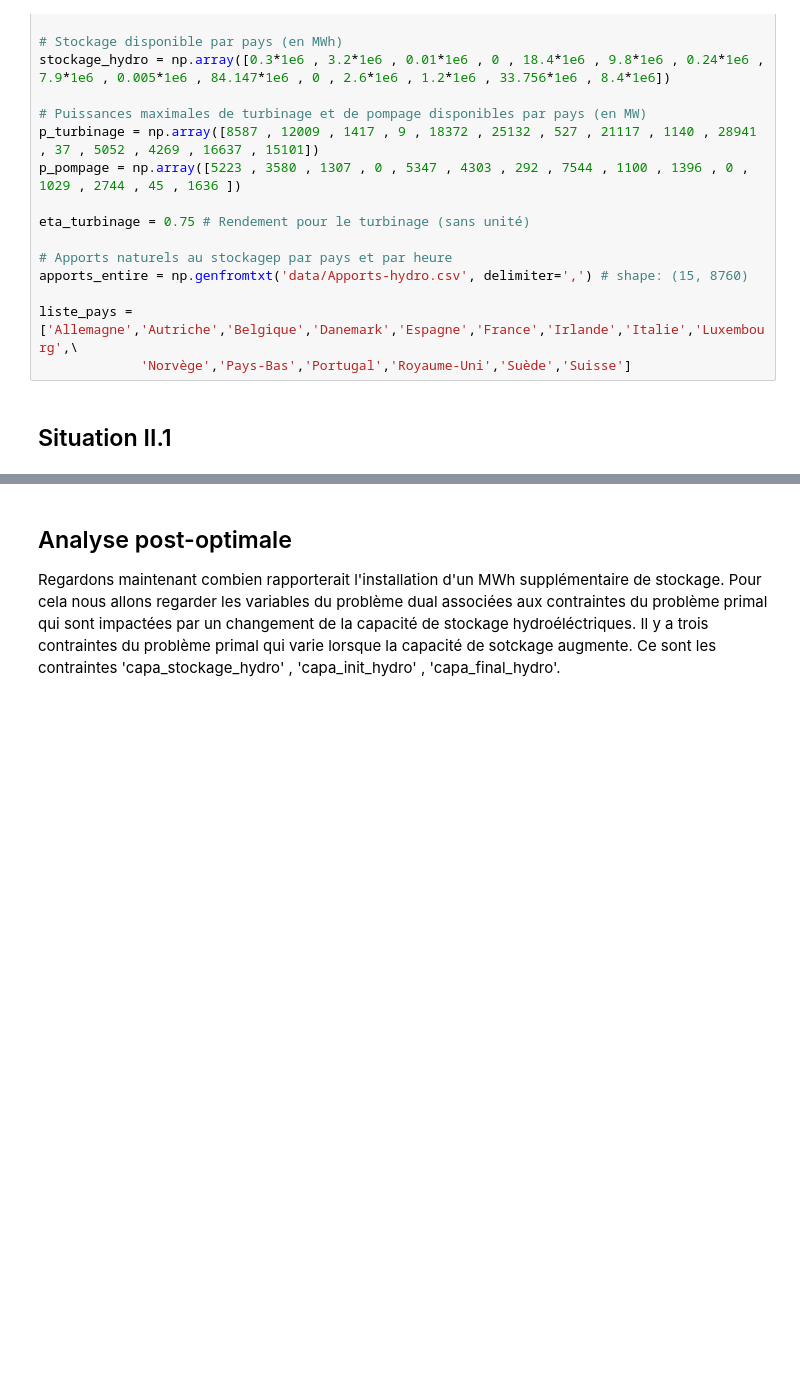
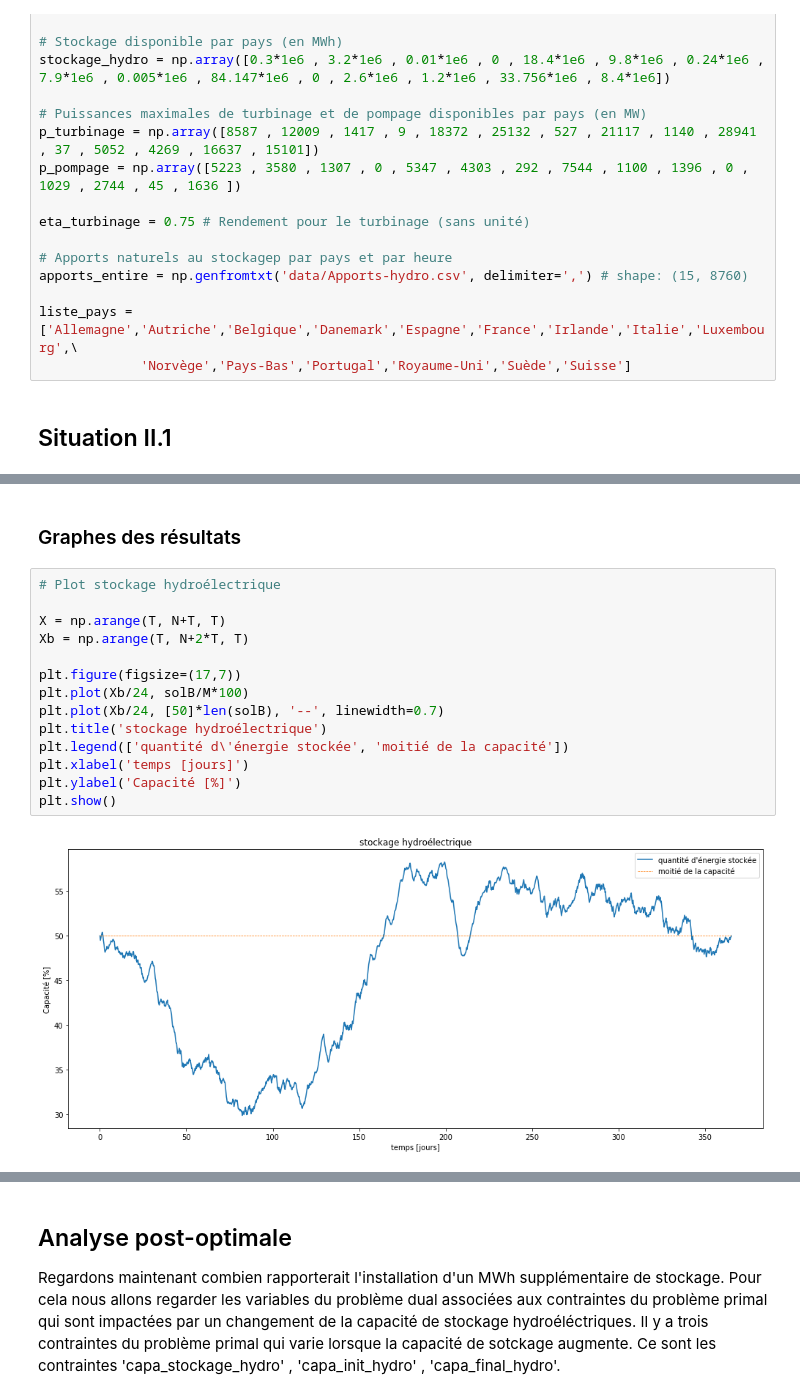
Before and after one commit to Zepp176/Projet_optimisation, a Jupyter notebook: projet_partie2.ipynb, the cells around one changed output, grey strips where cells are left out. Saved outputs shown, nothing was run; the diff lists cells and outputs as text; blank space fills up the shorter version.

```diff
--- a/projet_partie2.ipynb
+++ b/projet_partie2.ipynb
@@ -206,0 +272,18 @@ Temps de résolution: 0 min 0.011 sec
+# %% [markdown]
+### Graphes des résultats
+# %%
+# Plot stockage hydroélectrique
+
+X = np.arange(T, N+T, T)
+Xb = np.arange(T, N+2*T, T)
+
+plt.figure(figsize=(17,7))
+plt.plot(Xb/24, solB/M*100)
+plt.plot(Xb/24, [50]*len(solB), '--', linewidth=0.7)
+plt.title('stockage hydroélectrique')
+plt.legend(['quantité d\'énergie stockée', 'moitié de la capacité'])
+plt.xlabel('temps [jours]')
+plt.ylabel('Capacité [%]')
+plt.show()
+# %% [output]
+[figure, added]
```
Also changed, not shown: parts of 26 cells of this notebook.
